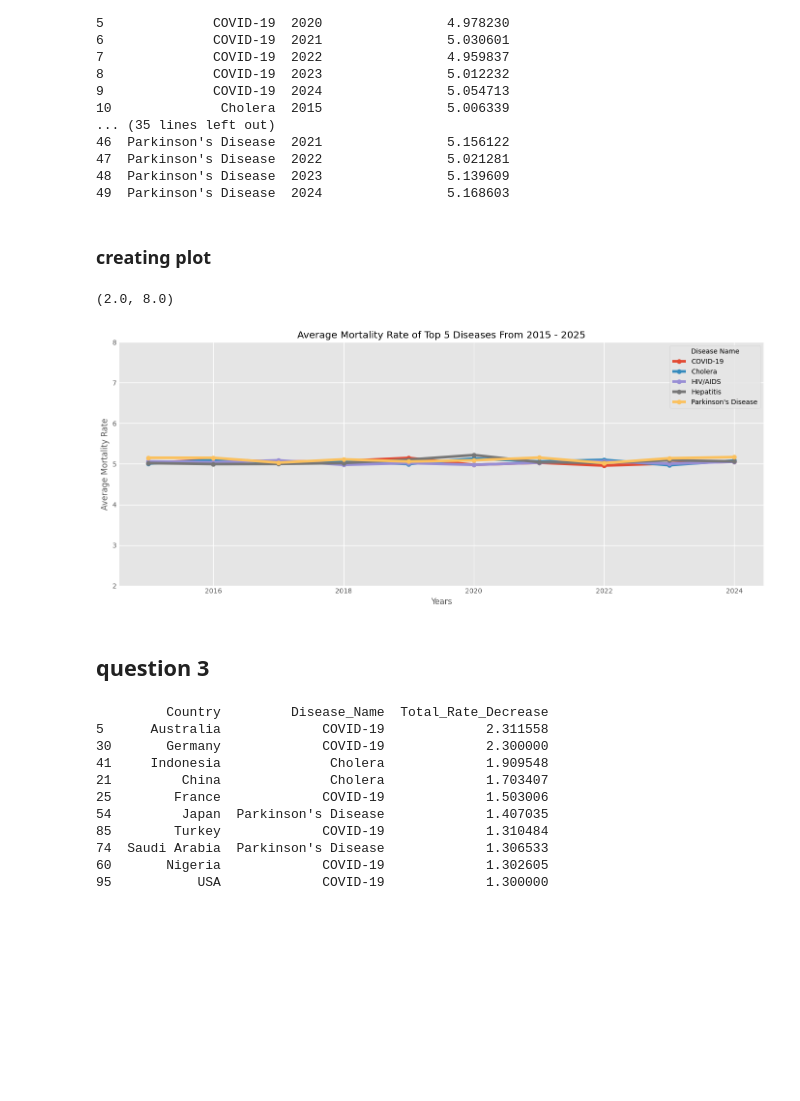
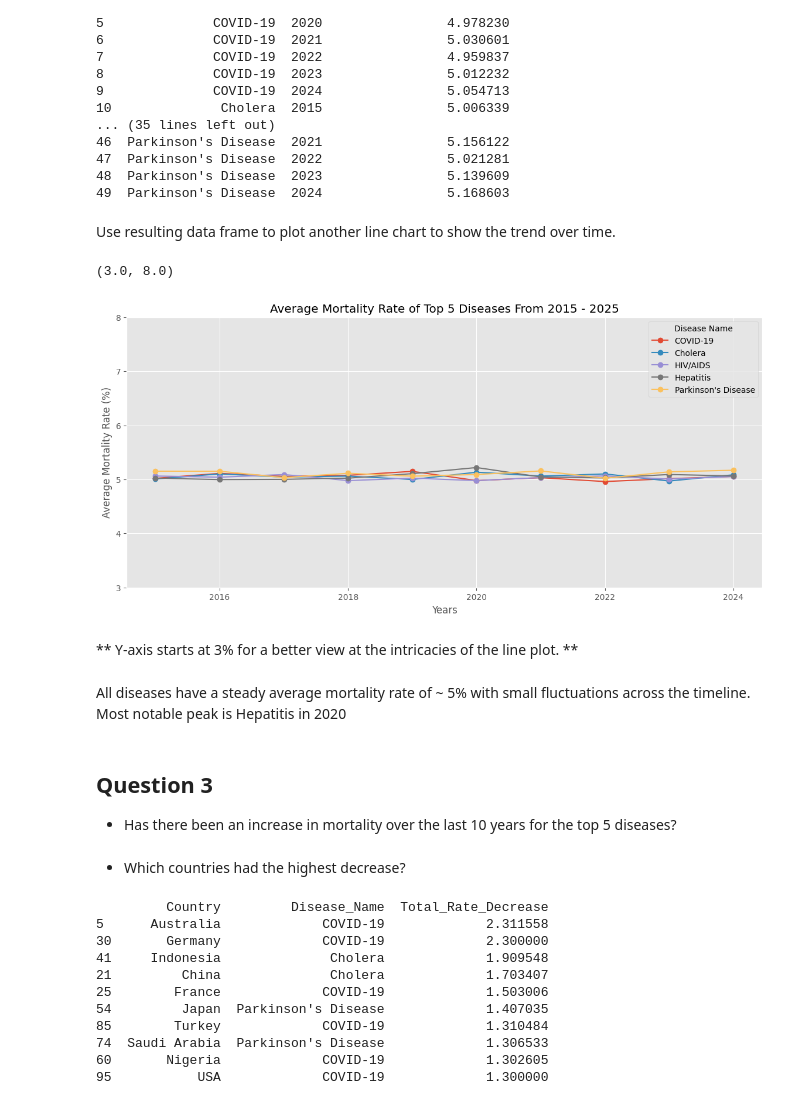
Before and after one commit to AipuAmeh/Global-Health-Stats, a Jupyter notebook: main.ipynb, the cells around one changed output. Saved outputs shown, nothing was run; the diff lists cells and outputs as text; code cells hidden in the pictures; blank space fills up the shorter version.

```diff
--- a/main.ipynb
+++ b/main.ipynb
@@ -139,29 +144,37 @@ print(df_q2_result)
 48  Parkinson's Disease  2023                5.139609
 49  Parkinson's Disease  2024                5.168603
 # %% [markdown]
-### creating plot
+Use resulting data frame to plot another line chart to show the trend over time.
 # %%
 pivot_df = df_q2_result.pivot_table(
     index="Year",
     columns="Disease_Name",
     values="Average_Mortality_Rate"
 )
 
 plt.figure(figsize=(14,6))
 
 for column in pivot_df.columns:
     plt.plot(pivot_df.index, pivot_df[column], marker="o", label=column)
 
 plt.title("Average Mortality Rate of Top 5 Diseases From 2015 - 2025")
 plt.xlabel("Years")
-plt.ylabel("Average Mortality Rate")
+plt.ylabel("Average Mortality Rate (%)")
 plt.legend(title="Disease Name")
-plt.ylim(2, 8)
+plt.ylim(3, 8)
 # %% [output]
-(2.0, 8.0)
+(3.0, 8.0)
-[figure, old version]
+[figure, new version]
+# %% [markdown]
+** Y-axis starts at 3% for a better view at the intricacies of the line plot. **
+# %% [markdown]
+All diseases have a steady average mortality rate of ~ 5% with small fluctuations across the timeline.
+Most notable peak is Hepatitis in 2020
 # %% [markdown]
-## question 3
+## Question 3
+* Has there been an increase in mortality over the last 10 years for the top 5 diseases?
+# %% [markdown]
+* Which countries had the highest decrease?
 # %%
 cte_query = """
 SELECT
```
Also changed, not shown: parts of 26 cells of this notebook.
